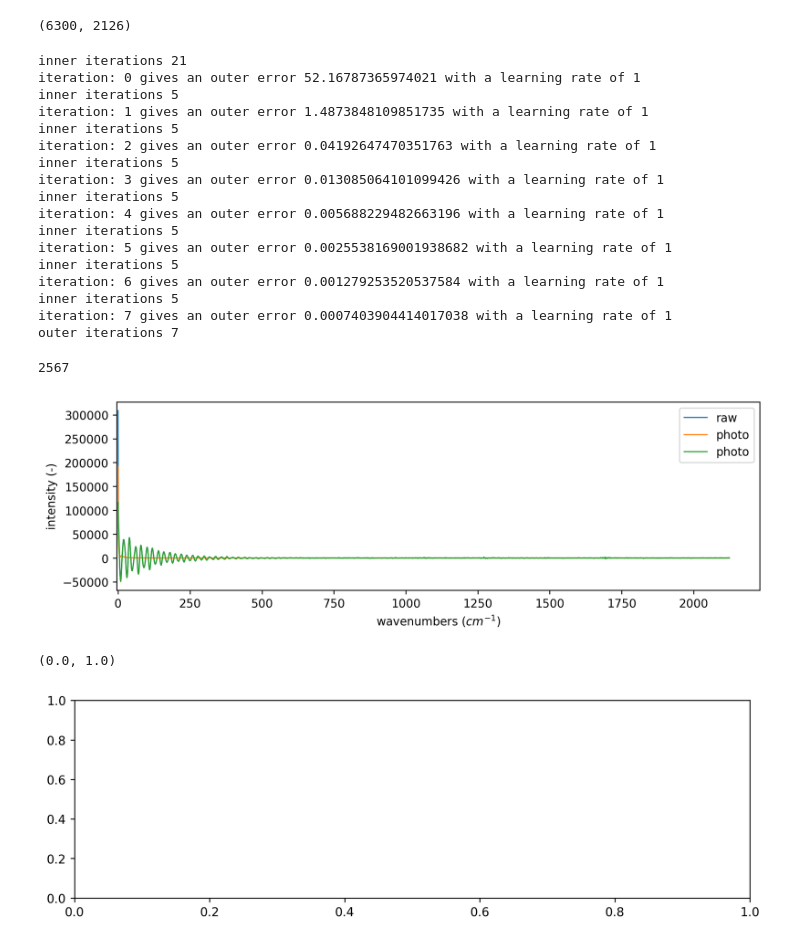
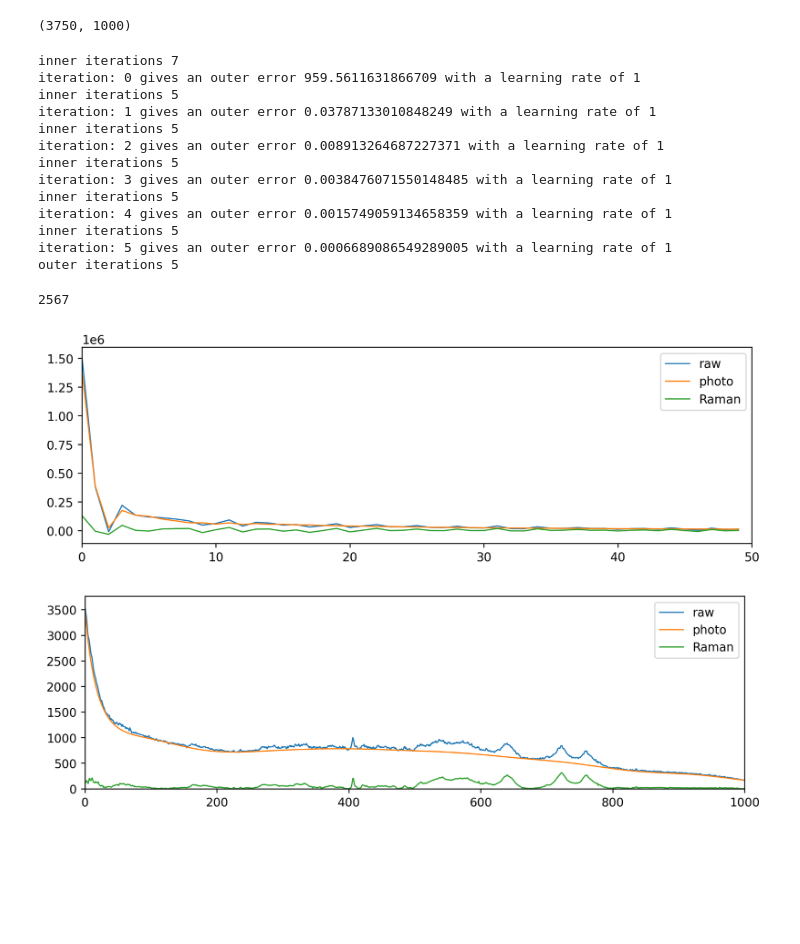
Before and after one commit to jjgsherwood/Raman-and-Photoluminescence-Signal-Separation-in-Raman-Hyperspectral-Imagery, a Jupyter notebook: experiments/Example_of_split_in_FFT_space.ipynb, the cells around one changed output. Cells and saved outputs as stored; diff of their text form; code cells hidden in the pictures; blank space fills up the shorter version.

```diff
--- a/experiments/Example_of_split_in_FFT_space.ipynb
+++ b/experiments/Example_of_split_in_FFT_space.ipynb
@@ -2,9 +2,8 @@
 from load_modules import *
 from scipy.fft import dct
 # %%
-file_location = "../../data/Raman/raw/"
+file_location = "../../data/Raman_Mouse/raw/"
 
 filenames = glob.glob(file_location+'/[!Wave|metadata]*.txt')
-
 data = load_files([filenames], True)
 # %% [output]
@@ -31,8 +30,17 @@ img, wavenumbers = data[0][n], data[1][n]
 img = img.reshape((-1, img.shape[-1]))
 img.shape
 # %% [output]
-(6300, 2126)
+(3750, 1000)
 # %%
+remove_noise_cube_fft = smoothing.RemoveNoiseFFTPCA(
+                algorithm = 'PCA',
+                percentage_noise = None,
+                wavenumbers = wavenumbers,
+                min_FWHM = 7,
+                error_function = 'MAPE',
+                gradient_width = 10,
+                spike_padding = 0,
+                max_spike_width = 100)
 split = splitting.split(
             wavenumbers = wavenumbers,
             size = img.shape[-1],
@@ -41,49 +49,53 @@ split = splitting.split(
             convergence = 1e-3,
             segment_width = 400,
         )
-photo = split(img.reshape(-1, img.shape[-1]), img.reshape(-1, img.shape[-1]))
+tmp_img = remove_noise_cube_fft(img.reshape(-1, img.shape[-1]))
+photo = split(tmp_img.reshape(-1, tmp_img.shape[-1]), tmp_img.reshape(-1, tmp_img.shape[-1]))
 # %% [output]
-inner iterations 21
-iteration: 0 gives an outer error 52.16787365974021 with a learning rate of 1
+inner iterations 7
+iteration: 0 gives an outer error 959.5611631866709 with a learning rate of 1
 inner iterations 5
-iteration: 1 gives an outer error 1.4873848109851735 with a learning rate of 1
+iteration: 1 gives an outer error 0.03787133010848249 with a learning rate of 1
 inner iterations 5
-iteration: 2 gives an outer error 0.04192647470351763 with a learning rate of 1
+iteration: 2 gives an outer error 0.008913264687227371 with a learning rate of 1
 inner iterations 5
-iteration: 3 gives an outer error 0.013085064101099426 with a learning rate of 1
+iteration: 3 gives an outer error 0.0038476071550148485 with a learning rate of 1
 inner iterations 5
-iteration: 4 gives an outer error 0.005688229482663196 with a learning rate of 1
+iteration: 4 gives an outer error 0.0015749059134658359 with a learning rate of 1
 inner iterations 5
-iteration: 5 gives an outer error 0.0025538169001938682 with a learning rate of 1
-inner iterations 5
-iteration: 6 gives an outer error 0.001279253520537584 with a learning rate of 1
-inner iterations 5
-iteration: 7 gives an outer error 0.0007403904414017038 with a learning rate of 1
-outer iterations 7
+iteration: 5 gives an outer error 0.0006689086549289005 with a learning rate of 1
+outer iterations 5
 # %%
 raman = img.reshape(-1, img.shape[-1]) - photo
 i = np.random.randint(6300)
 i = 2567
 print(i)
 
 plt.rcParams['figure.figsize'] = (10, 3)
 plt.rcParams['figure.dpi'] = 250
 plt.rcParams['lines.linewidth'] = 1
 
-L,R = 0, 2125
-plt.plot(dct(img[i][L:R], type=2, norm='backward') , label="raw")
-plt.plot(dct(photo[i][L:R], type=2, norm='backward'), label="photo")
-plt.plot(dct(img[i][L:R]-photo[i][L:R], type=2, norm='backward'), label="photo")
-plt.xlim(-5)
+L,R = 0, 50
+plt.plot(dct(img[i], type=2, norm='backward')[L:R] , label="raw")
+plt.plot(dct(photo[i], type=2, norm='backward')[L:R], label="photo")
+plt.plot(dct(tmp_img[i]-photo[i], type=2, norm='backward')[L:R], label="Raman")
+plt.xlim(L,R)
 plt.legend()
-plt.xlabel(r"wavenumbers ($cm^{-1}$)")
-plt.ylabel("intensity (-)")
+# plt.xlabel(r"")
+# plt.ylabel("intensity")
 plt.show()
+
+L,R = 0, 1000
+plt.plot((img[i])[L:R] , label="raw")
+plt.plot((photo[i])[L:R], label="photo")
+plt.plot((tmp_img[i]-photo[i])[L:R], label="Raman")
+plt.xlim(0,1000)
+plt.ylim(0)
+plt.legend()
+# plt.xlabel(r"")
+# plt.ylabel("intensity")
+plt.show()
 # %% [output]
 2567
-[figure, old version]
+[figure, new version]
+[figure, added]
-# %%
-plt.xlim(0)
-# %% [output]
-(0.0, 1.0)
-[figure, removed]
```
Also changed, not shown: parts of 4 cells of this notebook, 9 other files.
